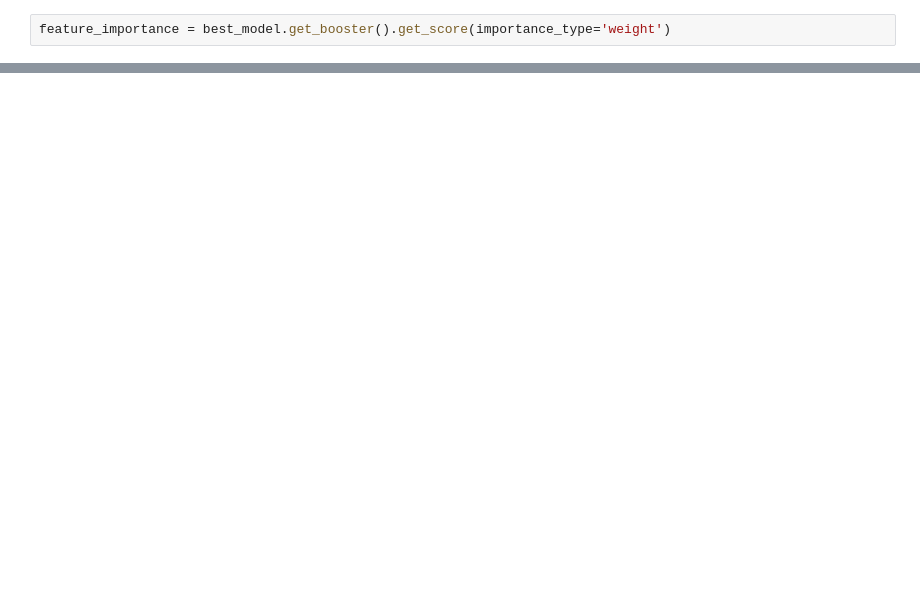
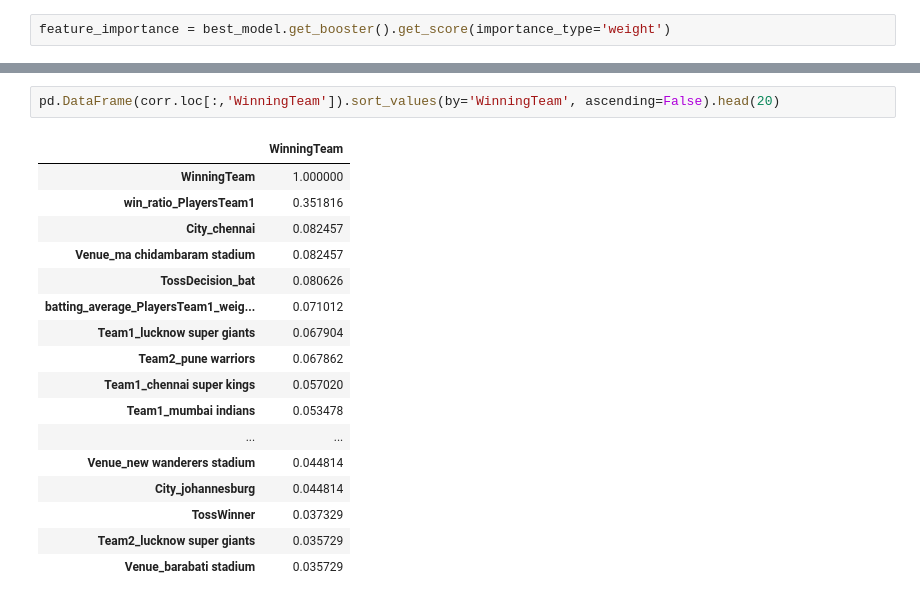
Before and after one commit to patrickevans29/ipl_prediction_model, a Jupyter notebook: notebooks/gomboski_notebook_features2.ipynb, the cells around one changed output, grey strips where cells are left out. Drawn from its saved outputs; the diff is of its cells as text; blank space fills up the shorter version.

```diff
--- a/notebooks/gomboski_notebook_features2.ipynb
+++ b/notebooks/gomboski_notebook_features2.ipynb
@@ -994,0 +1052,20 @@ dict(sorted(feature_importance.items(), key=lambda item: item[1]))
+# %%
+pd.DataFrame(corr.loc[:,'WinningTeam']).sort_values(by='WinningTeam', ascending=False).head(20)
+# %% [output]
+|  | WinningTeam |
+| WinningTeam | 1.000000 |
+| win_ratio_PlayersTeam1 | 0.351816 |
+| City_chennai | 0.082457 |
+| Venue_ma chidambaram stadium | 0.082457 |
+| TossDecision_bat | 0.080626 |
+| batting_average_PlayersTeam1_weig... | 0.071012 |
+| Team1_lucknow super giants | 0.067904 |
+| Team2_pune warriors | 0.067862 |
+| Team1_chennai super kings | 0.057020 |
+| Team1_mumbai indians | 0.053478 |
+| ... | ... |
+| Venue_new wanderers stadium | 0.044814 |
+| City_johannesburg | 0.044814 |
+| TossWinner | 0.037329 |
+| Team2_lucknow super giants | 0.035729 |
+| Venue_barabati stadium | 0.035729 |
```
Also changed, not shown: parts of 41 cells of this notebook.
